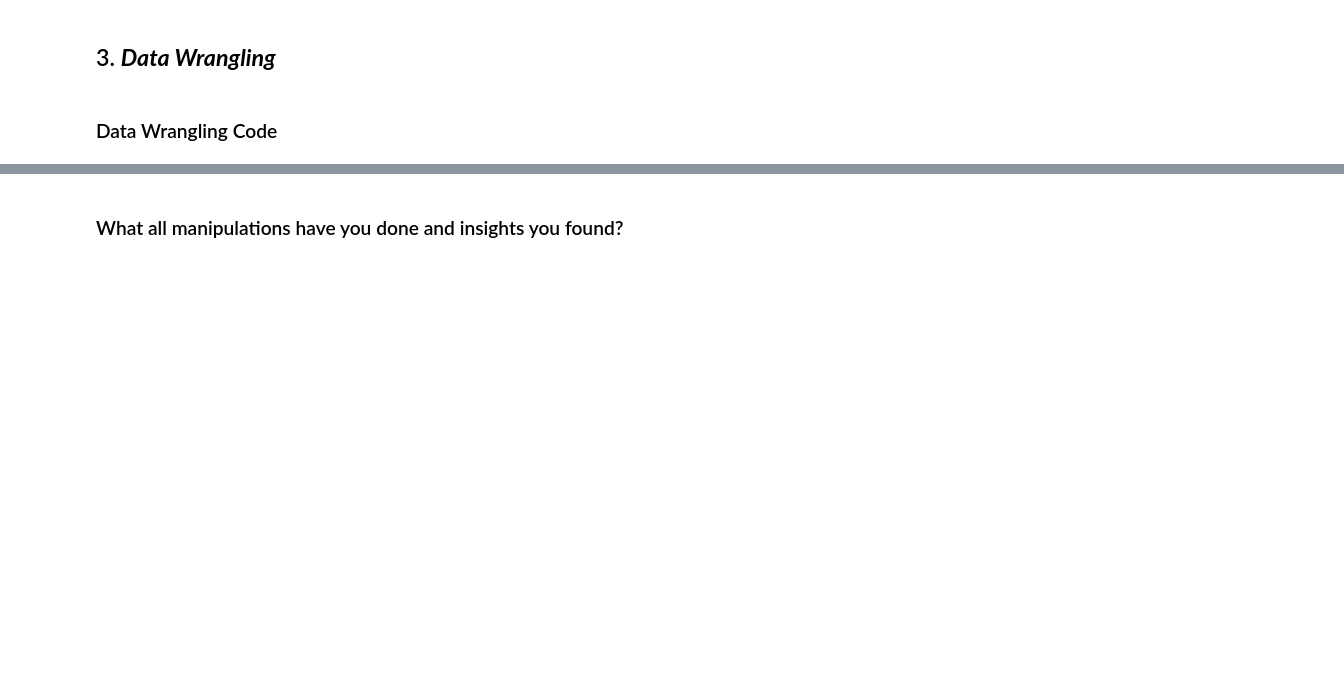
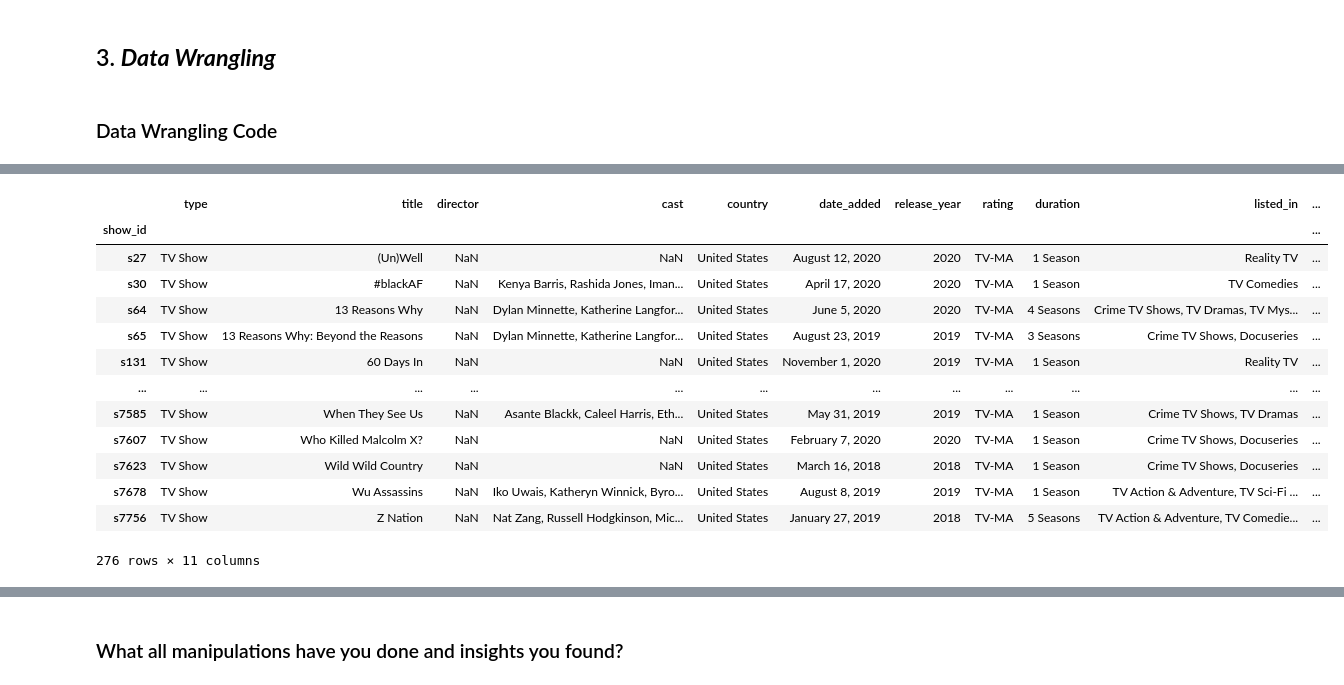
Before and after one commit to Shahrukh2016/Netflix_Movies_and_TV_Shows_Clustering, a Jupyter notebook: IndividualColab_NetflixMoviesAndTvShowsClustering.ipynb, the cells around one changed output, grey strips where cells are left out. Cells and saved outputs as stored; diff of their text form; code cells hidden in the pictures; blank space fills up the shorter version.

```diff
--- a/IndividualColab_NetflixMoviesAndTvShowsClustering.ipynb
+++ b/IndividualColab_NetflixMoviesAndTvShowsClustering.ipynb
@@ -297,0 +358,17 @@ df.head()
+# %%
+df[(df['director'].isna()) & (df['type']=='TV Show') & (df['country']=='United States') & (df['rating']=='TV-MA')]
+# %% [output]
+|  | type | title | director | cast | country | date_added | release_year | rating | duration | listed_in | ... |
+| show_id |  |  |  |  |  |  |  |  |  |  | ... |
+| s27 | TV Show | (Un)Well | NaN | NaN | United States | August 12, 2020 | 2020 | TV-MA | 1 Season | Reality TV | ... |
+| s30 | TV Show | #blackAF | NaN | Kenya Barris, Rashida Jones, Iman... | United States | April 17, 2020 | 2020 | TV-MA | 1 Season | TV Comedies | ... |
+| s64 | TV Show | 13 Reasons Why | NaN | Dylan Minnette, Katherine Langfor... | United States | June 5, 2020 | 2020 | TV-MA | 4 Seasons | Crime TV Shows, TV Dramas, TV Mys... | ... |
+| s65 | TV Show | 13 Reasons Why: Beyond the Reasons | NaN | Dylan Minnette, Katherine Langfor... | United States | August 23, 2019 | 2019 | TV-MA | 3 Seasons | Crime TV Shows, Docuseries | ... |
+| s131 | TV Show | 60 Days In | NaN | NaN | United States | November 1, 2020 | 2019 | TV-MA | 1 Season | Reality TV | ... |
+| ... | ... | ... | ... | ... | ... | ... | ... | ... | ... | ... | ... |
+| s7585 | TV Show | When They See Us | NaN | Asante Blackk, Caleel Harris, Eth... | United States | May 31, 2019 | 2019 | TV-MA | 1 Season | Crime TV Shows, TV Dramas | ... |
+| s7607 | TV Show | Who Killed Malcolm X? | NaN | NaN | United States | February 7, 2020 | 2020 | TV-MA | 1 Season | Crime TV Shows, Docuseries | ... |
+| s7623 | TV Show | Wild Wild Country | NaN | NaN | United States | March 16, 2018 | 2018 | TV-MA | 1 Season | Crime TV Shows, Docuseries | ... |
+| s7678 | TV Show | Wu Assassins | NaN | Iko Uwais, Katheryn Winnick, Byro... | United States | August 8, 2019 | 2019 | TV-MA | 1 Season | TV Action & Adventure, TV Sci-Fi ... | ... |
+| s7756 | TV Show | Z Nation | NaN | Nat Zang, Russell Hodgkinson, Mic... | United States | January 27, 2019 | 2018 | TV-MA | 5 Seasons | TV Action & Adventure, TV Comedie... | ... |
+276 rows × 11 columns
```
Also changed, not shown: parts of 18 cells of this notebook.
